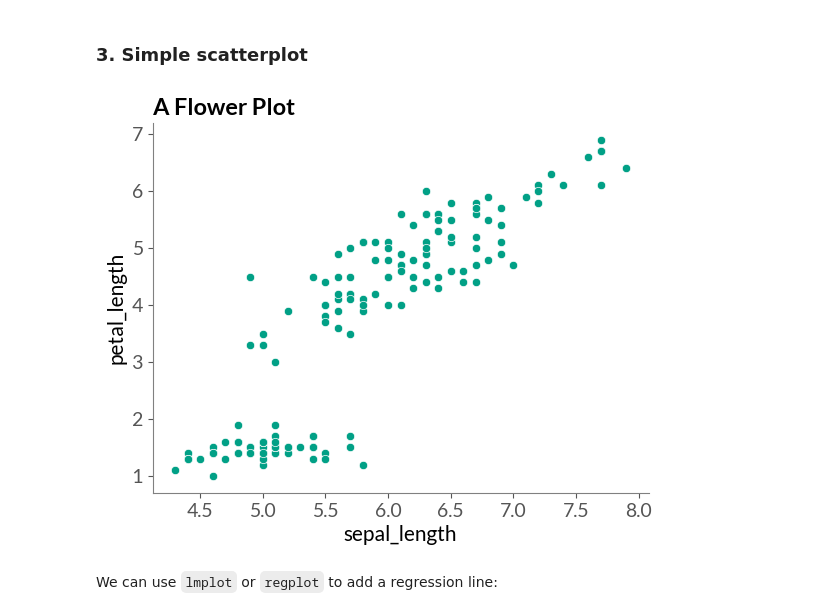
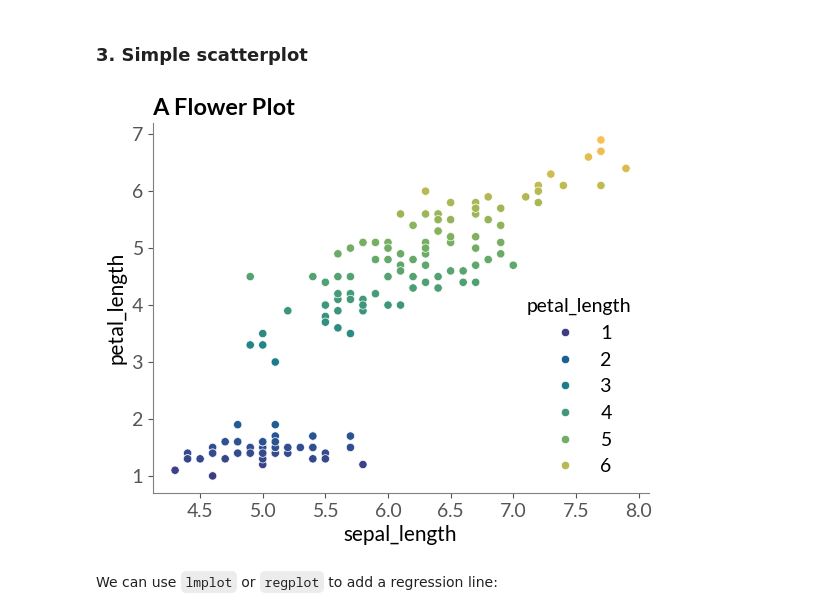
Before and after one commit to lizard-bio/nature-grade-visualization-playground, a Jupyter notebook: BioLizardStylePython/docs/example.ipynb, the cells around one changed output. Cells and saved outputs as stored; diff of their text form; code cells hidden in the pictures.

```diff
--- a/BioLizardStylePython/docs/example.ipynb
+++ b/BioLizardStylePython/docs/example.ipynb
@@ -203,11 +219,11 @@ plt.show()
 # %% [markdown]
 ### 3. Simple scatterplot
 # %%
-sns.scatterplot(data, x='sepal_length', y='petal_length')
+sns.scatterplot(data, x='sepal_length', y='petal_length', hue='petal_length', palette=l_viridis_pal)
 plt.title('A Flower Plot')
 plt.show()
 # %% [output]
-[figure, old version]
+[figure, new version]
 # %% [markdown]
 We can use `lmplot` or `regplot` to add a regression line:
 # %%
```
Also changed, not shown: parts of 3 cells of this notebook, 7 other files.
